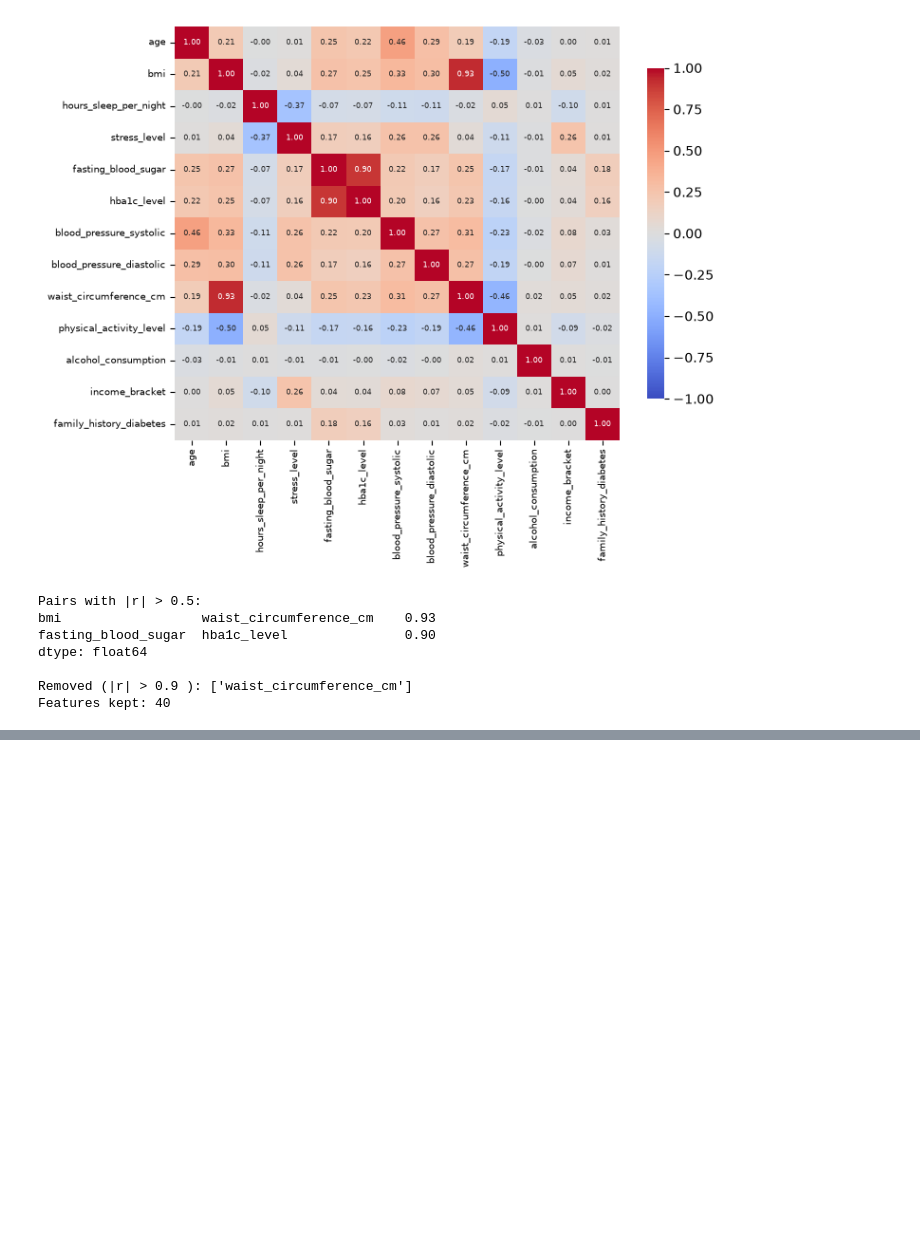
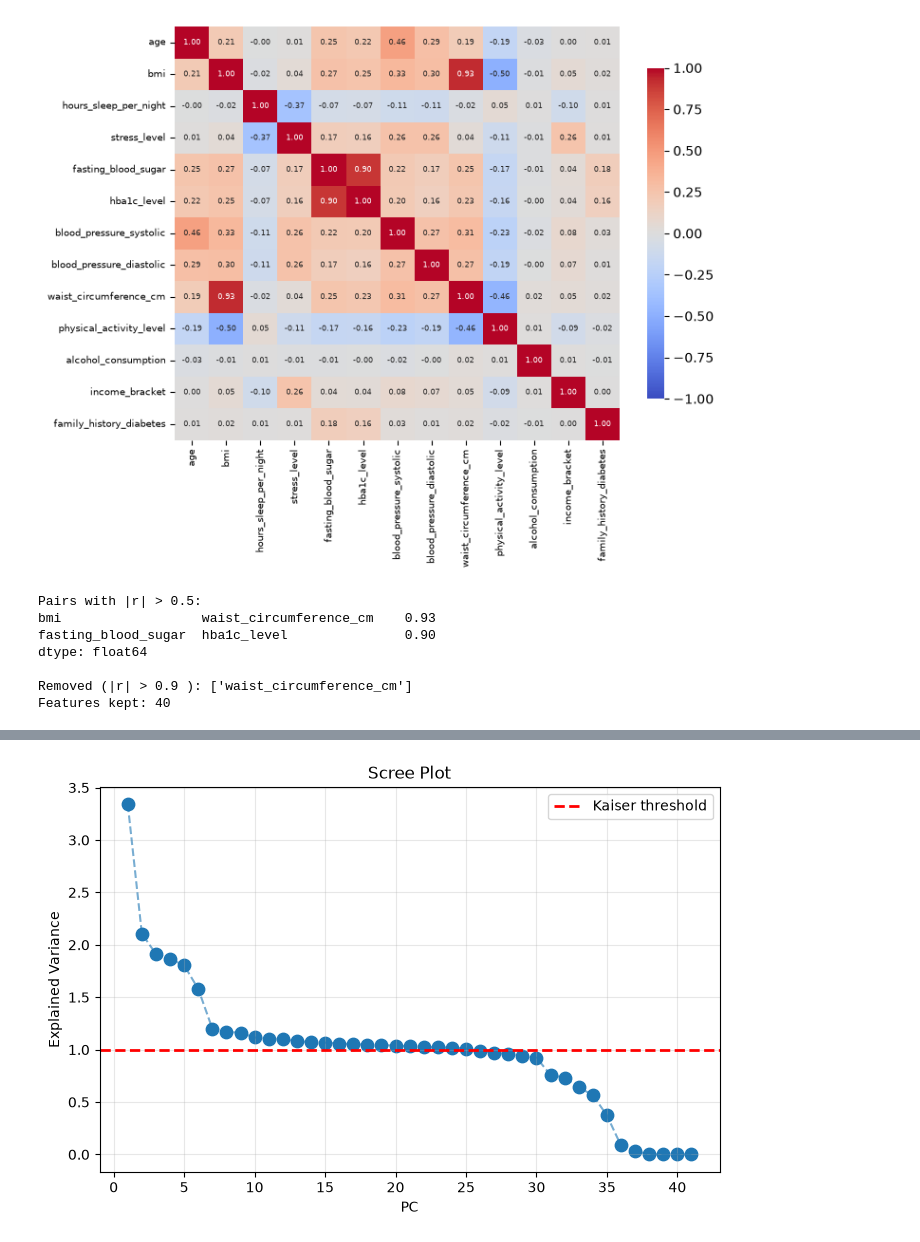
Before and after one commit to rodrigojsm/AC_Project, a Jupyter notebook: AC_project.ipynb, the cells around one changed output, grey strips where cells are left out. Drawn from its saved outputs; the diff is of its cells as text; code cells hidden in the pictures; blank space fills up the shorter version.

```diff
--- a/AC_project.ipynb
+++ b/AC_project.ipynb
@@ -287,0 +290,9 @@ Features kept: 40
+# %%
+# Data Normalization
+
+from sklearn.preprocessing import StandardScaler
+
+scaler = StandardScaler()
+Xp_train_norm = scaler.fit_transform(Xp_train)
+Xp_val_norm = scaler.fit_transform(Xp_val)
+Xp_test_norm = scaler.transform(Xp_test)
@@ -287,0 +303,89 @@ Features kept: 40
+# %%
+from sklearn.decomposition import PCA
+
+#PCA
+
+X = Xp_train_norm
+
+pca = PCA()
+pca.fit(X)
+
+#PCA eigenvalues/Explained variance
+print("PCA eigenvalues/Explained variance")
+print(pca.explained_variance_, "\n")
+print("Sum of eigenvalues=" + str(np.sum(pca.explained_variance_)) + "\n")
+
+#PCA eigenvectors/Principal components
+print("PCA eigenvectors/Principal components")
+W=pca.components_.T
+print(W)
+
+# Scree plot: explained variance per principal component
+pcs = np.arange(1, len(pca.explained_variance_) + 1)
+
+plt.figure(figsize=(8, 5))
+plt.scatter(pcs, pca.explained_variance_, s=80)
+plt.plot(pcs, pca.explained_variance_, linestyle="--", alpha=0.6)
+plt.axhline(y=1, color="red", linestyle="--", linewidth=2, label="Kaiser threshold")
+plt.xlabel("PC")
+plt.ylabel("Explained Variance")
+plt.title("Scree Plot")
+plt.legend()
+plt.grid(True, alpha=0.3)
+plt.show()
+
+#To know which indexes are > 1
+kaiser_mask = pca.explained_variance_ > 1
+kaiser_sum = np.sum(pca.explained_variance_[kaiser_mask] ** 2)
+total_sum = np.sum(pca.explained_variance_ ** 2)
+
+print("Variance (%) retained accourding to Kaiser: "+str((kaiser_sum/total_sum)*100))
+print("Variance (%) retained accourding to Scree: "+str(np.sum(pca.explained_variance_[0:23]**2)/(np.sum(pca.explained_variance_**2))*100))
+
+# 1-dimension PCA
+pca2 = PCA(n_components=1)
+X_1D = pca2.fit_transform(X)
+
+print(np.shape(X_1D))
+
+def show_PCA_LDA(show_jitter, x_matrix, y_vector, plot_name):
+    # Plot projected data in 1D
+    plt.figure(figsize=(8, 3))
+
+    for label in np.unique(y_vector):
+        mask = y_vector == label
+
+        if show_jitter:
+            jitter = np.random.normal(
+                loc=0,
+                scale=0.02,
+                size=np.sum(mask)
+            )
+
+            plt.scatter(
+                x_matrix[mask, 0],
+                jitter,
+                s=50,
+                alpha=0.7,
+                label=str(label)
+            )
+        else:
+            plt.scatter(
+                x_matrix[mask, 0],
+                np.zeros(np.sum(mask)),
+                s=25,
+                alpha=0.8,
+                label=str(label)
+            )
+
+
+    plt.xlabel(plot_name)
+    plt.yticks([])
+    plt.title("1D PCA Projection")
+    plt.legend(title="Diabetes Risk")
+    plt.grid(True, axis="x", alpha=0.3)
+    plt.show()
+
+show_PCA_LDA(False, X_1D, y_train, "PCA")
+show_PCA_LDA(True, X_1D, y_train, "PCA")
+# %% [output]
@@ -287,0 +409 @@ Features kept: 40
+[figure, added]
```
Also changed, not shown: parts of 5 cells of this notebook.
